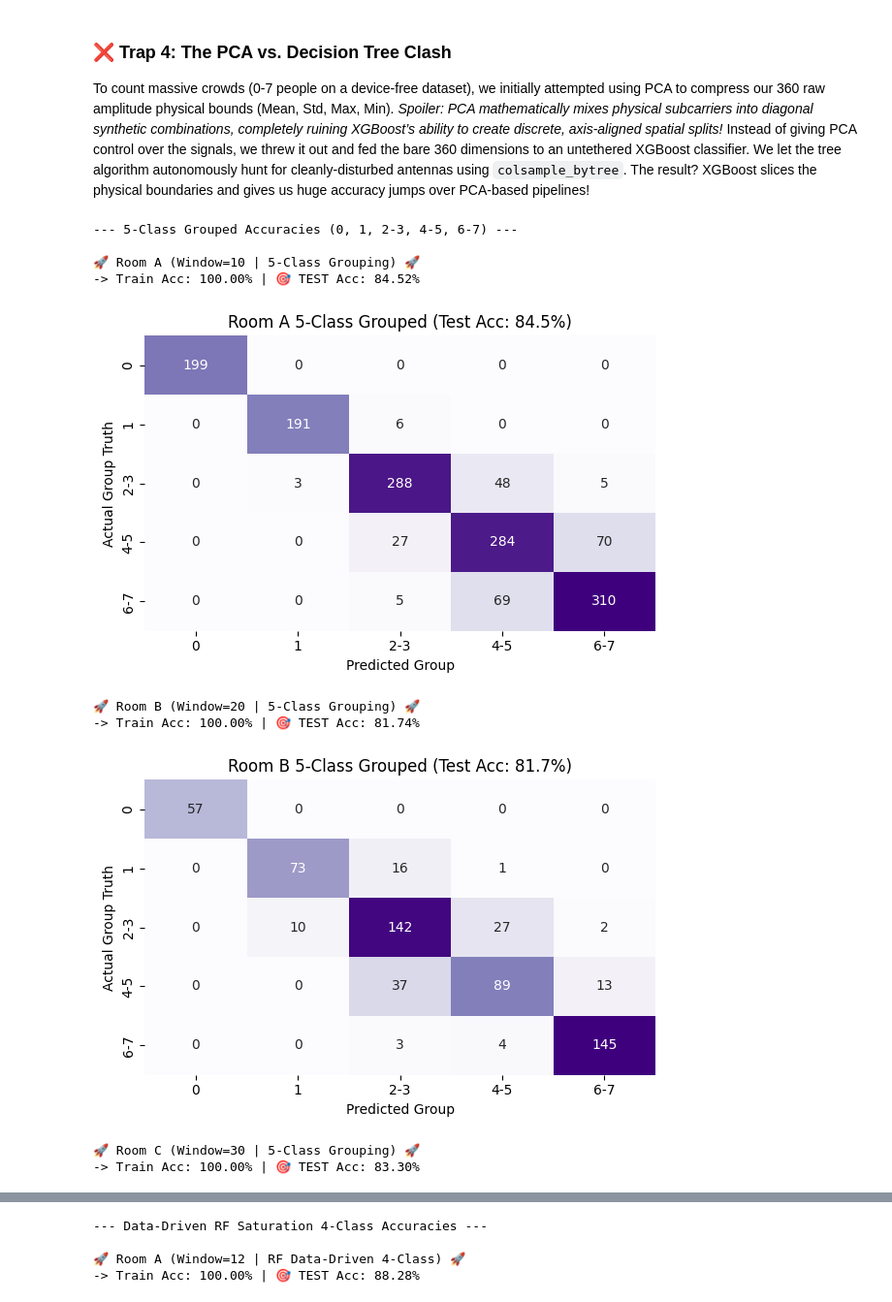
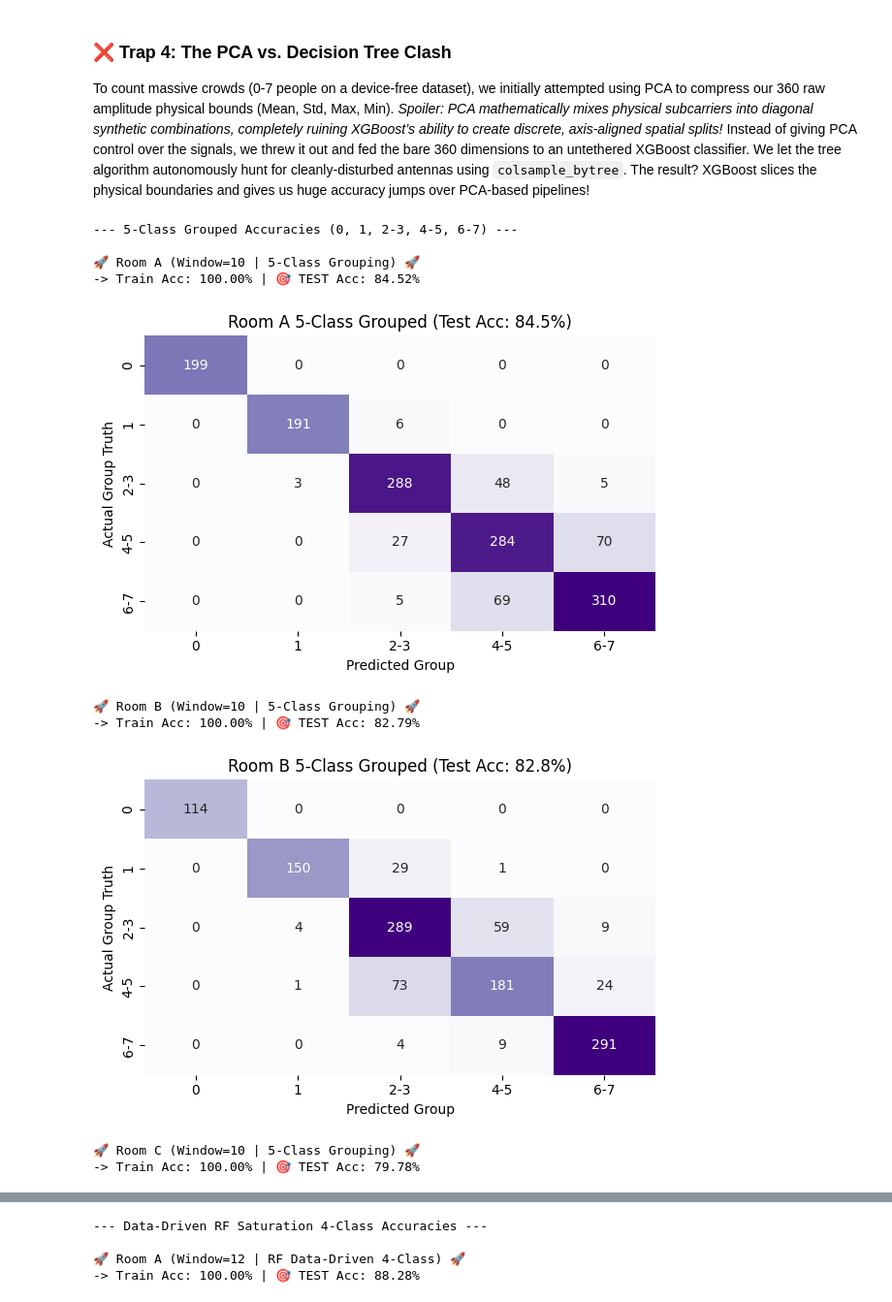
Before and after one commit to Shreyas-Mohan/wct-project, a Jupyter notebook: Notebooks/Tier3_Capacity_Scaling_DeviceFree.ipynb, the cells around one changed output, grey strips where cells are left out. Shown at 97% size. Cells and saved outputs as stored; diff of their text form; code cells hidden in the pictures.

```diff
--- a/Notebooks/Tier3_Capacity_Scaling_DeviceFree.ipynb
+++ b/Notebooks/Tier3_Capacity_Scaling_DeviceFree.ipynb
@@ -639,37 +639,37 @@ def train_and_test_grouped_xgboost(room_name, window_size=10):
 
     y_pred = xgb_model.predict(X_test_scaled)
     test_acc = accuracy_score(y_test, y_pred)
 
     print(f"-> Train Acc: {train_acc * 100:.2f}% | 🎯 TEST Acc: {test_acc * 100:.2f}%")
 
     # Class names for plot labels
     class_names = ['0', '1', '2-3', '4-5', '6-7']
 
     plt.figure(figsize=(6, 4))
     cm = confusion_matrix(y_test, y_pred)
     sns.heatmap(cm, annot=True, fmt='d', cmap='Purples', cbar=False,
                 xticklabels=class_names, yticklabels=class_names)
     plt.title(f'{room_name} 5-Class Grouped (Test Acc: {test_acc * 100:.1f}%)', fontsize=12)
     plt.xlabel('Predicted Group')
     plt.ylabel('Actual Group Truth')
     plt.tight_layout()
     plt.show()
 
     return xgb_model, scaler
 
 # Testing the new grouping approach
 print("--- 5-Class Grouped Accuracies (0, 1, 2-3, 4-5, 6-7) ---")
 grouped_model_A, grouped_scaler_A = train_and_test_grouped_xgboost("Room A", window_size=10)
-grouped_model_B, grouped_scaler_B = train_and_test_grouped_xgboost("Room B", window_size=20)
-grouped_model_C, grouped_scaler_C = train_and_test_grouped_xgboost("Room C", window_size=30)
+grouped_model_B, grouped_scaler_B = train_and_test_grouped_xgboost("Room B", window_size=10)
+grouped_model_C, grouped_scaler_C = train_and_test_grouped_xgboost("Room C", window_size=10)
 # %% [output]
 --- 5-Class Grouped Accuracies (0, 1, 2-3, 4-5, 6-7) ---
 
 🚀 Room A (Window=10 | 5-Class Grouping) 🚀
 -> Train Acc: 100.00% | 🎯 TEST Acc: 84.52%
 [figure]
-🚀 Room B (Window=20 | 5-Class Grouping) 🚀
--> Train Acc: 100.00% | 🎯 TEST Acc: 81.74%
+🚀 Room B (Window=10 | 5-Class Grouping) 🚀
+-> Train Acc: 100.00% | 🎯 TEST Acc: 82.79%
-[figure, old version]
+[figure, new version]
-🚀 Room C (Window=30 | 5-Class Grouping) 🚀
--> Train Acc: 100.00% | 🎯 TEST Acc: 83.30%
+🚀 Room C (Window=10 | 5-Class Grouping) 🚀
+-> Train Acc: 100.00% | 🎯 TEST Acc: 79.78%
```
Also changed, not shown: parts of 2 cells of this notebook, 2 other files.
